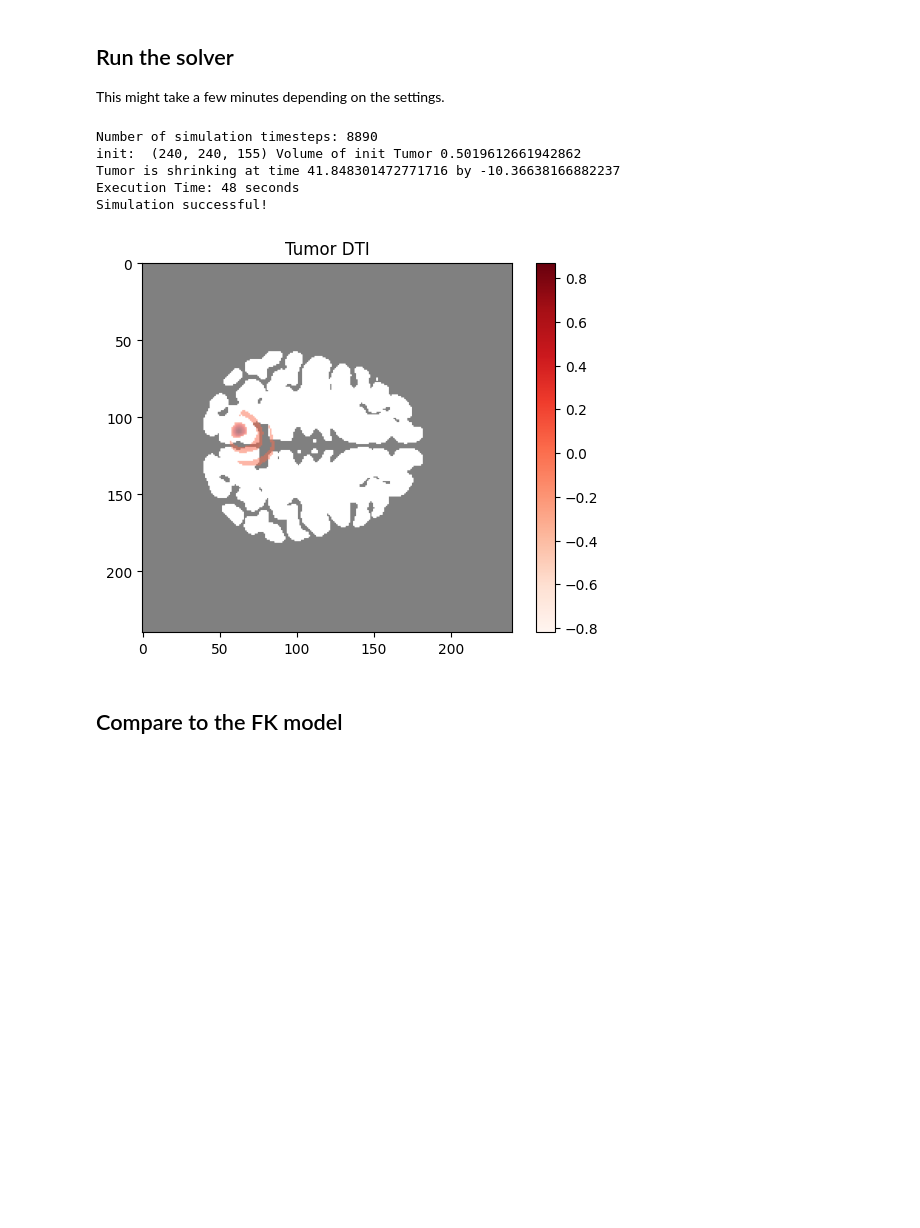
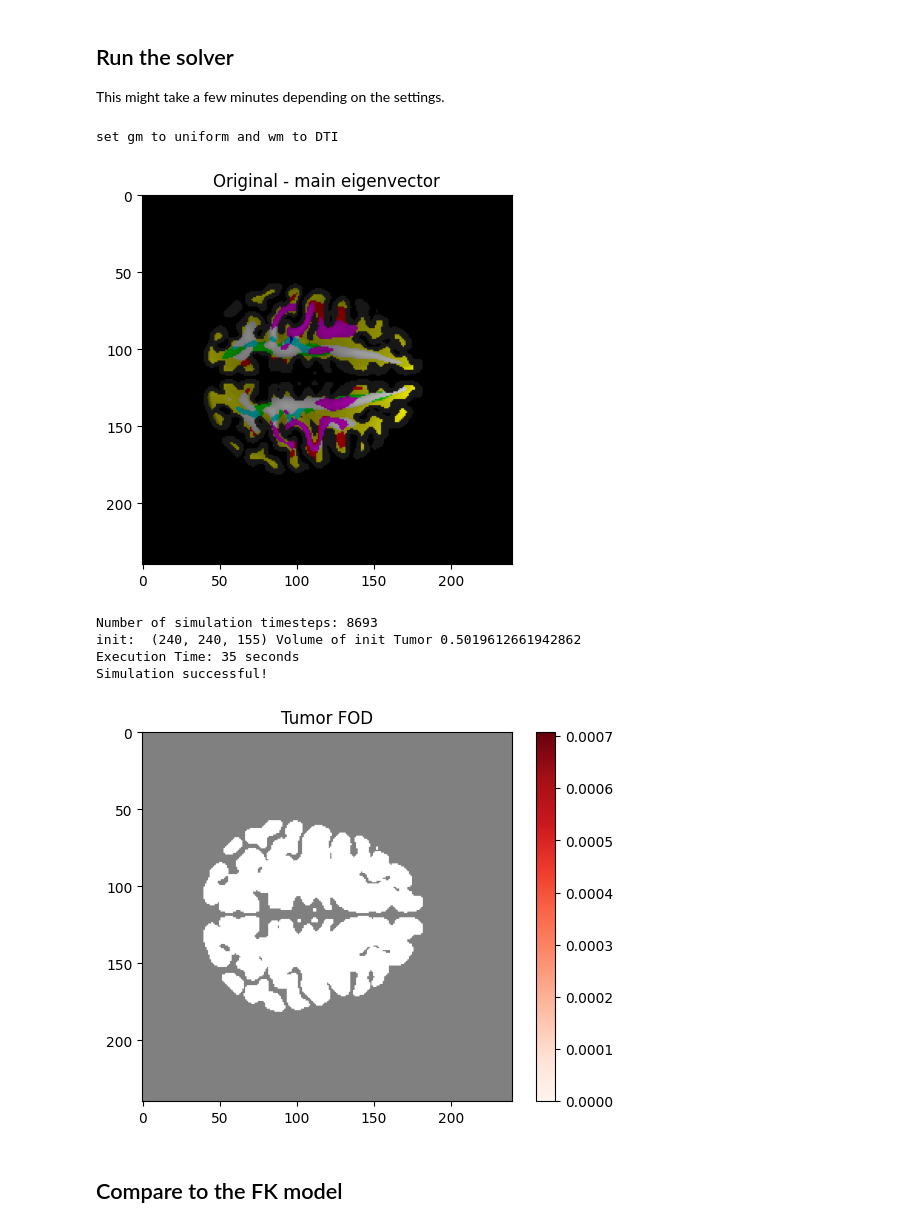
Before and after one commit to azhylka/TumorGrowthToolkit, a Jupyter notebook: FK_FOD_example.ipynb, the cells around one changed output. Drawn from its saved outputs; the diff is of its cells as text; code cells hidden in the pictures; blank space fills up the shorter version.

```diff
--- a/FK_FOD_example.ipynb
+++ b/FK_FOD_example.ipynb
@@ -23,7 +23,7 @@ from scipy.ndimage import binary_dilation
 # %%
 tissueSegmentationPath = "./dataset/sub-mni152_tissue-with-antsN4_space-sri.nii.gz"
 # tensorPath = "./dataset/HCP1065_FOD_sphere362_segmented_amps.nii.gz"
-fod_26dir_file = './dataset/HCP1065_FOD_sphere362_segmented_amps.nii.gz'
+fod_26dir_file = './dataset/hcp_regrid_segmented_amps.nii.gz'
 
 originalTissue = nib.load(tissueSegmentationPath).get_fdata()
 affine = nib.load(tissueSegmentationPath).affine
@@ -31,6 +31,7 @@ affine = nib.load(tissueSegmentationPath).affine
 #create a 3x3 tensor for each voxel
 # tissueTensor = tools.get_tensor_from_lower6(nib.load(tensorPath).get_fdata()[:,:,:,0,:])
 fod_disrtibution = nib.load(fod_26dir_file).get_fdata()
+
 
 CSFMask = originalTissue == 1 # binary_dilation(originalTissue == 1, iterations = 1)
 
@@ -53,7 +54,7 @@ rho = 0.2#2
 """x = 0.6
 y = 0.3
 z = 0.50"""
-x = 0.49
+x = 0.47
 y = 0.30
 z = 0.7
 
@@ -65,7 +66,7 @@ parameters = {
     'rho': rho,        # Proliferation rate
     'diffusionTensors': fod_disrtibution, # diffusion tissue map as shown above
     'diffusionTensorExponent': 1, # exponent for the diffusion tensor, 1.0 for linear relationship
-    'diffusionEllipsoidScaling':1,#21.713178343886213,
+    'diffusionEllipsoidScaling': 1, #21.713178343886213,
     'NxT1_pct': x,    # tumor position [%]
     'NyT1_pct': y,
     'NzT1_pct': z,
@@ -75,6 +76,9 @@ parameters = {
     'time_series_solution_Nt': 64, # number of timesteps in the output
     'stopping_volume': stoppingVolume,
     'stopping_time': 1000,
+    'wm': tissue == 3,
+    'gm': tissue == 2,
+    'use_homogen_gm': True,
 }
 
 x = int(tissue.shape[0]*parameters["NxT1_pct"])
@@ -93,29 +97,30 @@ This might take a few minutes depending on the settings.
 # %%
 # Run the DTI_FK_solver and plot the results
 start_time = time.time()
 fK_FOD_Solver = FK_FOD_Solver(parameters)
-result = fK_FOD_Solver.solve(doPlot=False)
+result = fK_FOD_Solver.solve(doPlot=True)
 end_time = time.time()  # Store the end time
 execution_time = int(end_time - start_time)  # Calculate the difference
 
 print(f"Execution Time: {execution_time} seconds")
 if result['success']:
     print("Simulation successful!")
 else:
     print("Error occurred:", result['error'])
 
 plt.imshow(tissue[:,:,z]>0,alpha=0.5*(tissue[:,:,z]==0), cmap='gray')
 plt.imshow(result['final_state'][:,:,z], alpha=0.5*(result['final_state'][:,:,z]>0.001), cmap = "Reds")
 plt.colorbar()
-plt.title('Tumor DTI')
+plt.title('Tumor FOD')
 plt.show()
 # %% [output]
-Number of simulation timesteps: 8890
-init:  (240, 240, 155) Volume of init Tumor 0.5019612661942862
-Tumor is shrinking at time 41.848301472771716 by -10.36638166882237
-Execution Time: 48 seconds
-Simulation successful!
+set gm to uniform and wm to DTI
-[figure, old version]
+[figure, new version]
+Number of simulation timesteps: 8693
+init:  (240, 240, 155) Volume of init Tumor 0.5019612661942862
+Execution Time: 35 seconds
+Simulation successful!
+[figure, added]
 # %% [markdown]
 ## Compare to the FK model
 # %%
```
Also changed, not shown: parts of 4 cells of this notebook, 4 other files.
